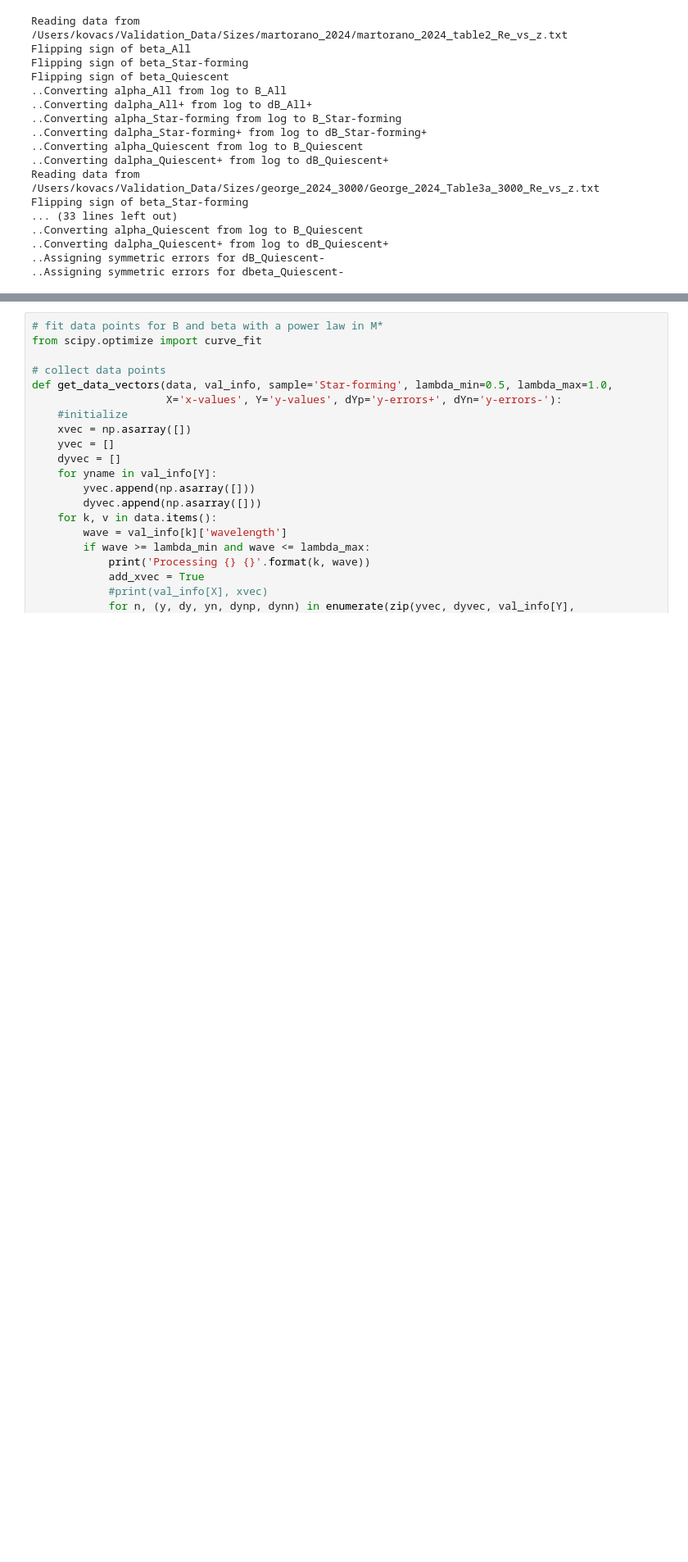
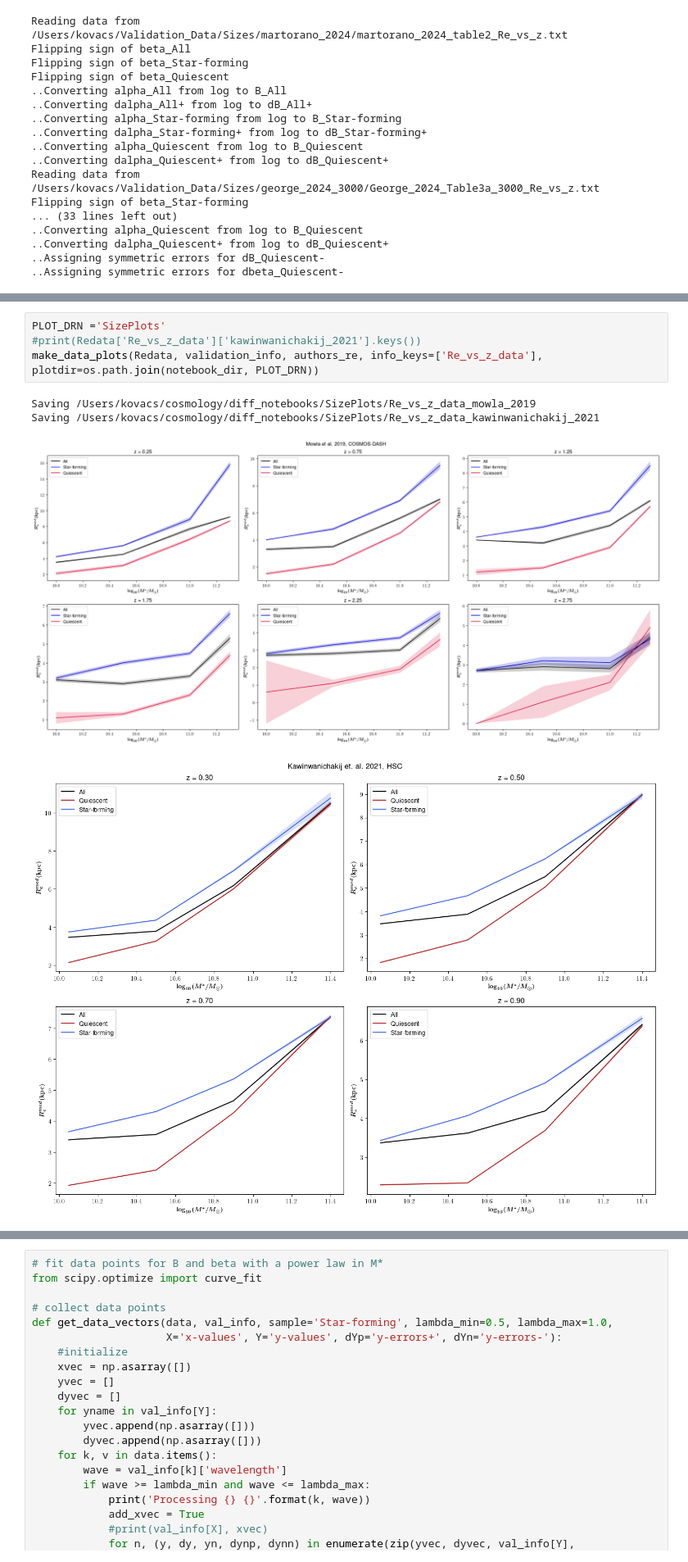
Before and after one commit to ArgonneCPAC/diffaux, a Jupyter notebook: notebooks/GalaxySizes.ipynb, the cells around one changed output, grey strips where cells are left out. Shown at 82% size. Cells and saved outputs as stored; diff of their text form; blank space fills up the shorter version.

```diff
--- a/notebooks/GalaxySizes.ipynb
+++ b/notebooks/GalaxySizes.ipynb
@@ -746 +805,10 @@ Saving /Users/kovacs/cosmology/diff_notebooks/SizePlots/Re_vs_z_summary
+# %%
+PLOT_DRN ='SizePlots'
+#print(Redata['Re_vs_z_data']['kawinwanichakij_2021'].keys())
+make_data_plots(Redata, validation_info, authors_re, info_keys=['Re_vs_z_data'], plotdir=os.path.join(notebook_dir, PLOT_DRN))
+# %% [output]
+Saving /Users/kovacs/cosmology/diff_notebooks/SizePlots/Re_vs_z_data_mowla_2019
+Saving /Users/kovacs/cosmology/diff_notebooks/SizePlots/Re_vs_z_data_kawinwanichakij_2021
+[figure, added]
+[figure, added]
 # %%
```
Also changed, not shown: parts of 12 cells of this notebook, 38 other files.
